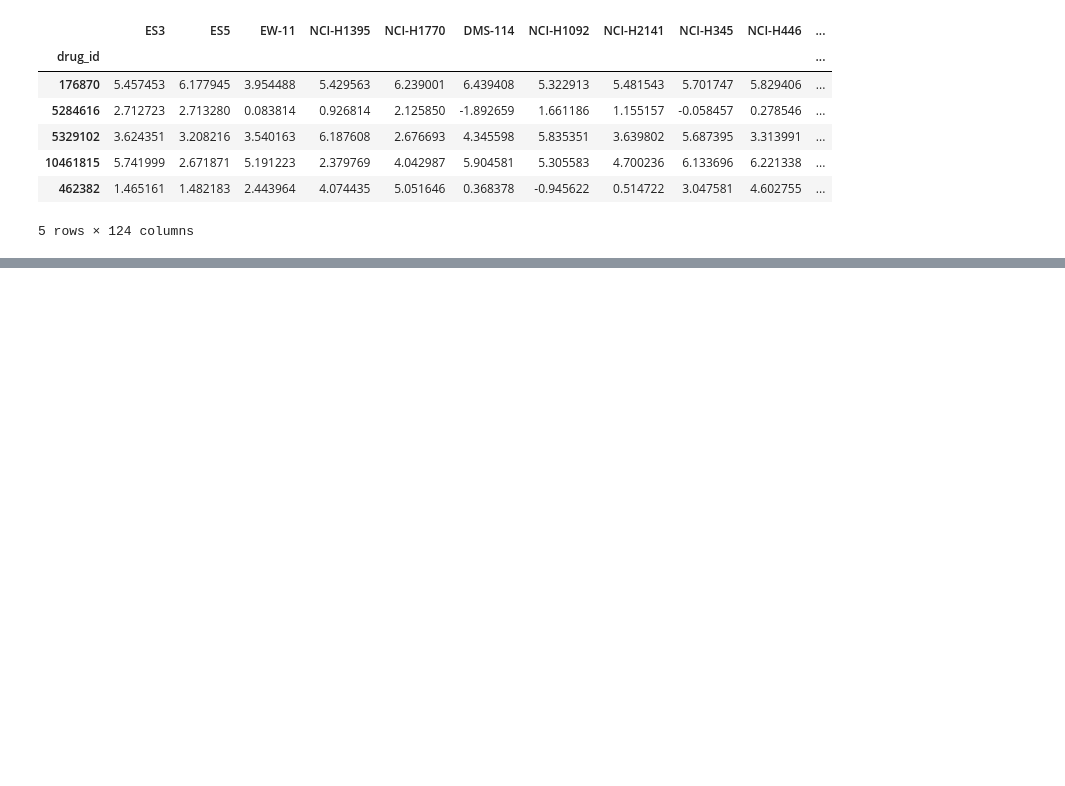
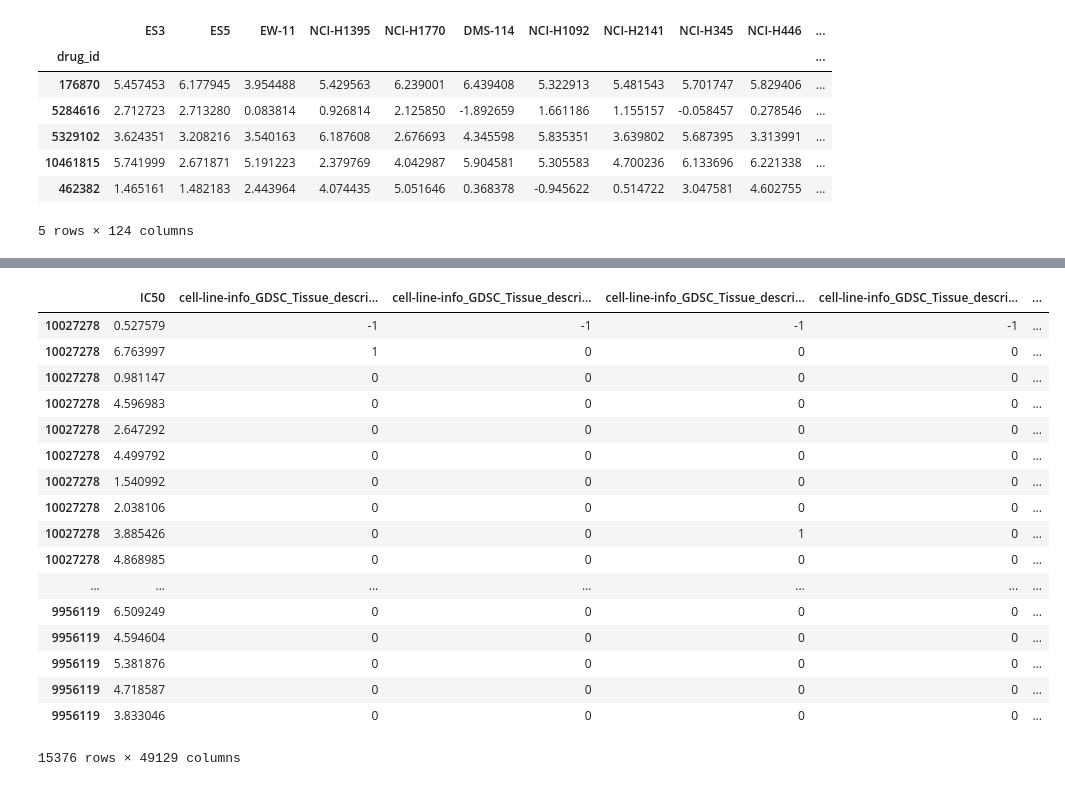
Before and after one commit to soerenetler/Cancer-Drug-Response-Prediction, a Jupyter notebook: Readata.ipynb, the cells around one changed output, grey strips where cells are left out. Cells and saved outputs as stored; diff of their text form; code cells hidden in the pictures; blank space fills up the shorter version.

Commit message:
read to a feature data set

```diff
--- a/Readata.ipynb
+++ b/Readata.ipynb
@@ -30,3 +32,21 @@ data.head()
 | 10461815 | 5.741999 | 2.671871 | 5.191223 | 2.379769 | 4.042987 | 5.904581 | 5.305583 | 4.700236 | 6.133696 | 6.221338 | ... |
 | 462382 | 1.465161 | 1.482183 | 2.443964 | 4.074435 | 5.051646 | 0.368378 | -0.945622 | 0.514722 | 3.047581 | 4.602755 | ... |
 5 rows × 124 columns
+# %%
+cell_lines = []
+drug_ids = []
+ic50s = []
+
+data.index
+data.columns
+
+for row in data.index: # iterate over rows
+    for column in data.columns:
+        cell_lines.append(column)
+        drug_ids.append(row)
+        ic50s.append(data[column][row])
+
+
+d = {"cell_line": cell_lines, "drug_id": drug_ids, "IC50": ic50s}
+df = pd.DataFrame(data=d)
+#df.set_index(["cell_line", "drug_id"], inplace=True)
@@ -32,0 +62,11 @@ data.head()
+# %%
+import numpy as np
+drug_df = pd.read_csv(file_drug_information)
+drug_df.drop(['Unnamed: 0', 'Unnamed: 0.1'], axis=1,inplace=True)
+drug_df.set_index("pubchem_id", inplace=True)
+print(drug_df.memory_usage(index=True).sum())
+for column in drug_df.columns:
+    if set(drug_df[column]).issubset({0, 1}):
+        drug_df[column] = drug_df[column].astype(np.bool)
+print(drug_df.memory_usage(index=True).sum())
+drug_df.head()
@@ -32,0 +84,14 @@ data.head()
+# %%
+cell_df = pd.read_csv(file_cell_line_information)
+cell_df.drop(['Unnamed: 0'], axis=1,inplace=True)
+cell_df.set_index("cell_line_id", inplace=True)
+print(cell_df.memory_usage(index=True).sum())
+for column in cell_df.columns:
+    if set(cell_df[column]).issubset({0, 1}):
+        cell_df[column] = cell_df[column].astype(np.bool)
+    if [x % 1 == 0 for x in set(cell_df[column])]:
+        cell_df[column] = cell_df[column].astype(np.int8)
+    else:
+        print(column, set(cell_df[column]))
+print(cell_df.memory_usage(index=True).sum())
+cell_df.head()
@@ -32,0 +109,21 @@ data.head()
+# %%
+df.set_index("cell_line").join(cell_df).set_index("drug_id").join(drug_df)
+# %% [output]
+|  | IC50 | cell-line-info_GDSC_Tissue_descri... | cell-line-info_GDSC_Tissue_descri... | cell-line-info_GDSC_Tissue_descri... | cell-line-info_GDSC_Tissue_descri... | ... |
+| 10027278 | 0.527579 | -1 | -1 | -1 | -1 | ... |
+| 10027278 | 6.763997 | 1 | 0 | 0 | 0 | ... |
+| 10027278 | 0.981147 | 0 | 0 | 0 | 0 | ... |
+| 10027278 | 4.596983 | 0 | 0 | 0 | 0 | ... |
+| 10027278 | 2.647292 | 0 | 0 | 0 | 0 | ... |
+| 10027278 | 4.499792 | 0 | 0 | 0 | 0 | ... |
+| 10027278 | 1.540992 | 0 | 0 | 0 | 0 | ... |
+| 10027278 | 2.038106 | 0 | 0 | 0 | 0 | ... |
+| 10027278 | 3.885426 | 0 | 0 | 1 | 0 | ... |
+| 10027278 | 4.868985 | 0 | 0 | 0 | 0 | ... |
+| ... | ... | ... | ... | ... | ... | ... |
+| 9956119 | 6.509249 | 0 | 0 | 0 | 0 | ... |
+| 9956119 | 4.594604 | 0 | 0 | 0 | 0 | ... |
+| 9956119 | 5.381876 | 0 | 0 | 0 | 0 | ... |
+| 9956119 | 4.718587 | 0 | 0 | 0 | 0 | ... |
+| 9956119 | 3.833046 | 0 | 0 | 0 | 0 | ... |
+15376 rows × 49129 columns
```
Also changed, not shown: parts of 4 cells of this notebook, 2 other files.
